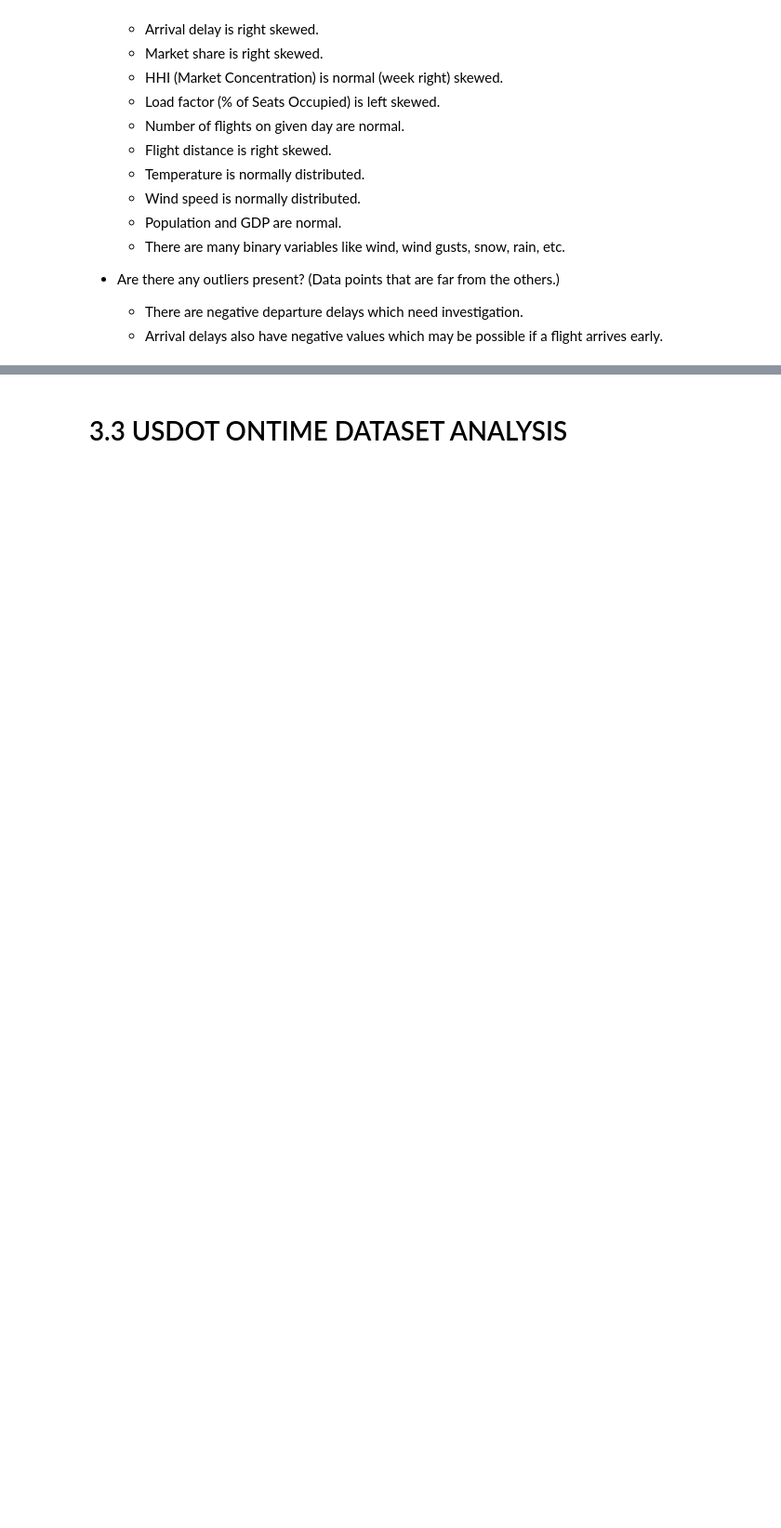
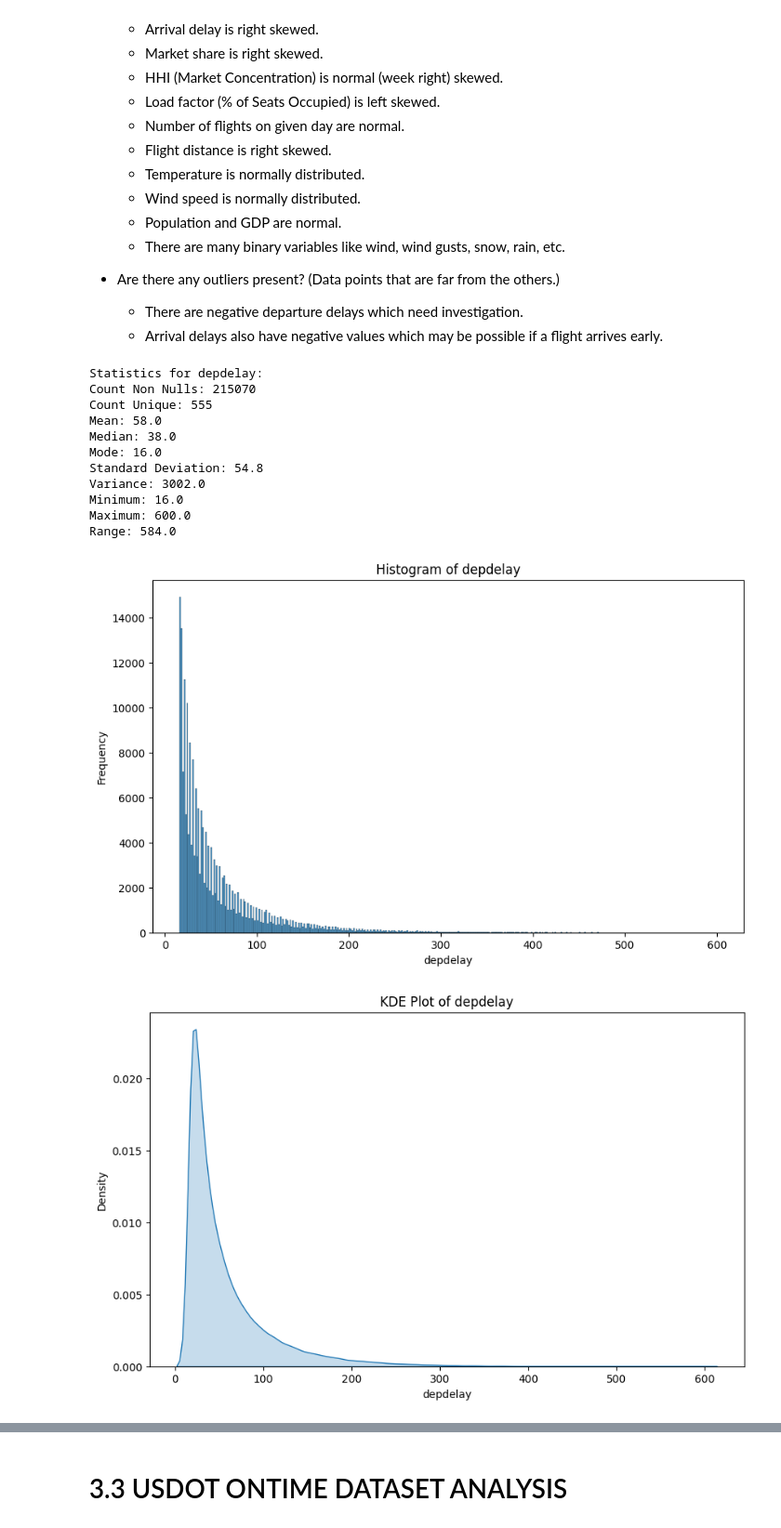
Before and after one commit to tbrantinghamBU/699-Personal, a Jupyter notebook: OMDS-ModB2-Week4-Brantingham-Tyler.ipynb, the cells around one changed output, grey strips where cells are left out. Shown at 93% size. Drawn from its saved outputs; the diff is of its cells as text; code cells hidden in the pictures; blank space fills up the shorter version.

```diff
--- a/OMDS-ModB2-Week4-Brantingham-Tyler.ipynb
+++ b/OMDS-ModB2-Week4-Brantingham-Tyler.ipynb
@@ -439,3 +439,17 @@ generate_plots(df, sample_amt=n_samples,output_to_pdf=False, kde=False, violins=
 # %%
-analyze_column(df[(df["depdelay"] <= 600) & (df["depdelay"] > 30)],
+analyze_column(df[(df["depdelay"] <= 600) & (df["depdelay"] > 15)],
                   'depdelay', sample_amt=100, output_to_pdf=False)
+# %% [output]
+Statistics for depdelay:
+Count Non Nulls: 215070
+Count Unique: 555
+Mean: 58.0
+Median: 38.0
+Mode: 16.0
+Standard Deviation: 54.8
+Variance: 3002.0
+Minimum: 16.0
+Maximum: 600.0
+Range: 584.0
+[figure, added]
+[figure, added]
```
Also changed, not shown: parts of 2 cells of this notebook, 1 other file.
